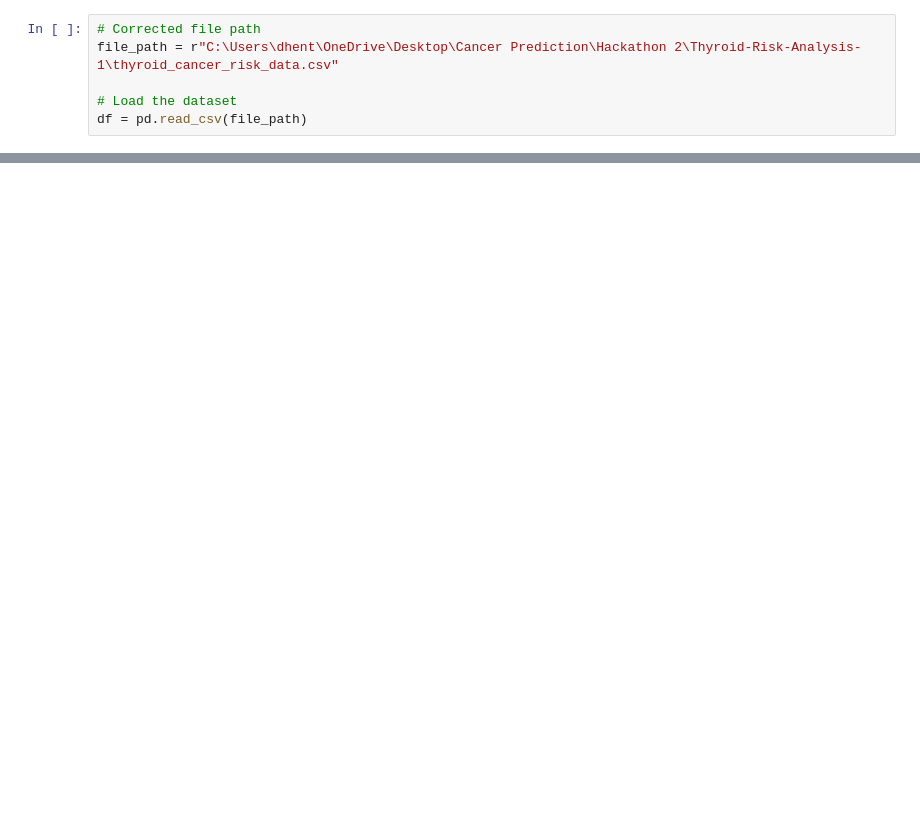
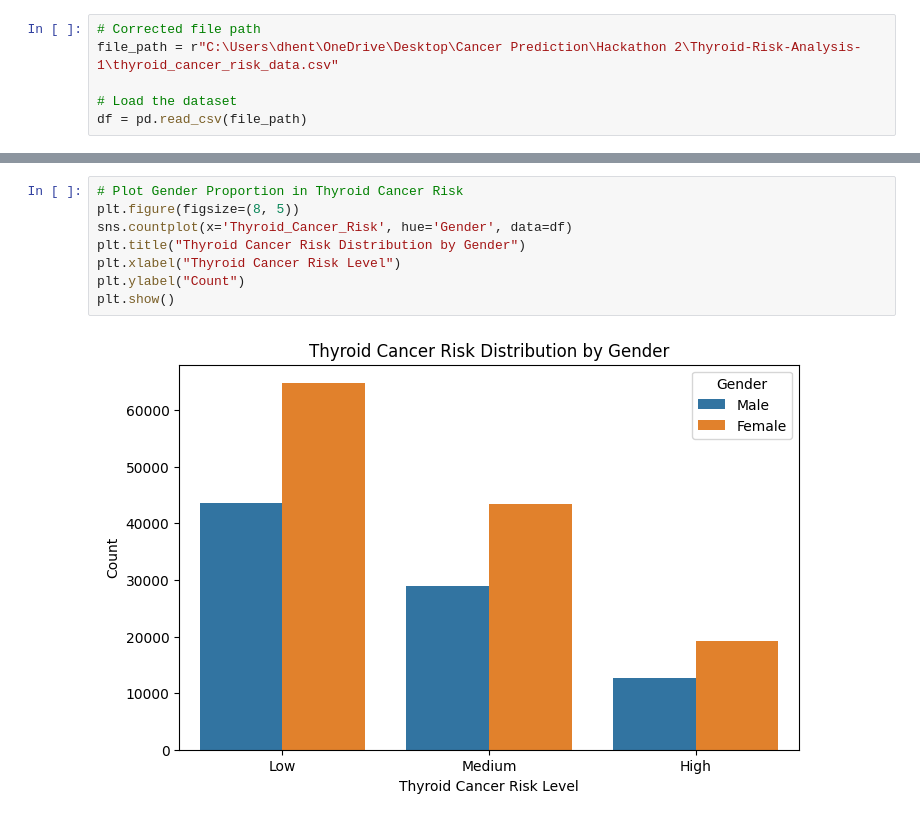
Before and after one commit to kenanwright1988/Thyroid-Risk-Analysis, a Jupyter notebook: analysis.ipynb, the cells around one changed output, grey strips where cells are left out. Drawn from its saved outputs; the diff is of its cells as text; blank space fills up the shorter version.

```diff
--- a/analysis.ipynb
+++ b/analysis.ipynb
@@ -75,0 +287,10 @@ print("\nExploratory Data Analysis (EDA) Completed Successfully.")
+# %%
+# Plot Gender Proportion in Thyroid Cancer Risk
+plt.figure(figsize=(8, 5))
+sns.countplot(x='Thyroid_Cancer_Risk', hue='Gender', data=df)
+plt.title("Thyroid Cancer Risk Distribution by Gender")
+plt.xlabel("Thyroid Cancer Risk Level")
+plt.ylabel("Count")
+plt.show()
+# %% [output]
+[figure, added]
```
Also changed, not shown: parts of 20 cells of this notebook, 2 other files.
